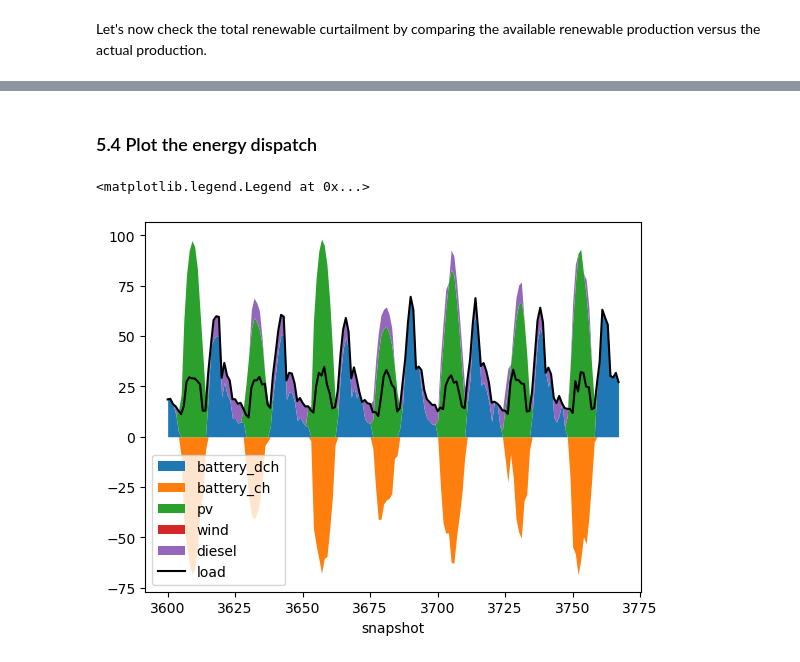
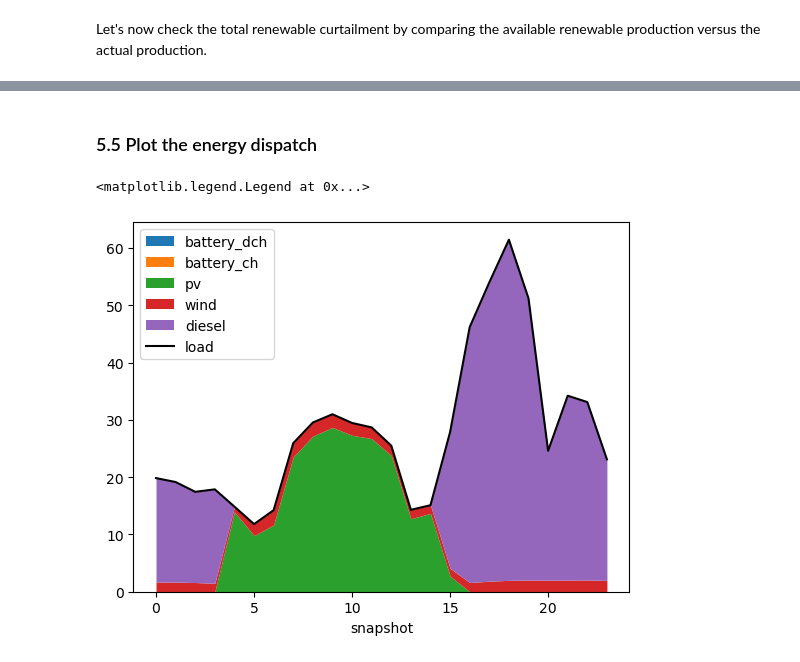
Before and after one commit to davide-f/Teaching, a Jupyter notebook: Exercises/python/microgrid_optimization/PyPSA_microgrid_example.ipynb, the cells around one changed output, grey strips where cells are left out. Drawn from its saved outputs; the diff is of its cells as text; code cells hidden in the pictures.

```diff
--- a/Exercises/python/microgrid_optimization/PyPSA_microgrid_example.ipynb
+++ b/Exercises/python/microgrid_optimization/PyPSA_microgrid_example.ipynb
@@ -369,11 +372,21 @@ All assets (PV, Wind, Battery and Diesel generator) are assumed to be expandable
 # Create an empty PyPSA network
 n = pypsa.Network()
 
-# set the snapshots of the simulation, being the time steps of the data
-n.set_snapshots(df_data.index)
+# set the snapshots of the simulation, according to the desired number of days
+last_index = 0
+sns_ids = []
+for d in range(N_DAYS):
+    sns_ids.extend(range(last_index, last_index + 24))
+    last_index += 365 * 24 // N_DAYS
+
+n.set_snapshots(sns_ids)
+n.snapshot_weightings[:] = 365/12  # each representative day represents 365/N_DAYS days
+
+# filter the data to keep only the selected snapshots
+df_data = df_data.iloc[sns_ids]
 
 # set carriers
-n.add("Carrier", ["AC", "DC", "diesel"])
+n.add("Carrier", ["AC", "battery", "pv", "wind", "diesel"])
 
 # Add a bus for the microgrid
 n.add("Bus", "microgrid", carrier="AC")
@@ -424,7 +433,7 @@ RES_techs = ["pv", "wind"]
 n.add(
     "Generator",  # Each RES technology is represented with a "Generator" component
     RES_techs,
-    carrier="AC",
+    carrier=RES_techs,
     bus="microgrid",  # connect the generators to the microgrid bus
     p_max_pu=df_data[RES_techs],  # specify a maximum per-unit production for every time-step
     capital_cost=assumptions.loc[RES_techs, "capital_cost"],  # specify the capital cost
@@ -471,7 +478,7 @@ n.add(
     "StorageUnit",
     "battery",
     bus="microgrid",
-    carrier="DC",
+    carrier="battery",
     p_nom_extendable=True,
     capital_cost=assumptions.at["battery", "capital_cost"],
     cyclic_state_of_charge=True,
@@ -487,7 +492,7 @@ n.add(
     "Generator",
     "diesel",
     bus="microgrid",
-    carrier="AC",
+    carrier="diesel",
     p_nom_extendable=True,
     capital_cost=assumptions.at["diesel", "capital_cost"],
     marginal_cost=assumptions.at["diesel", "OPEX_marginal"],
@@ -624,37 +641,37 @@ wind         NaN
 dtype: float64
 # %% [markdown]
-### 5.4 Plot the energy dispatch
+### 5.5 Plot the energy dispatch
 # %%
 # Day to start the plotting from
-init_day_plot = 150
+init_day_plot = 0
 # Number of days to plot
-n_days_to_plot = 7
+n_days_to_plot = 1
 
 subset_sns = n.generators_t.p.index[init_day_plot*24:(init_day_plot*24 + n_days_to_plot*24)]
 
 # collect discharge power of storages
 p_dch_stores = n.storage_units_t.p.loc[subset_sns, :].clip(lower=0.0)  # negative values become 0.0
 p_dch_stores.columns = p_dch_stores.columns + "_dch"
 
 # collect charge power of storages
 p_ch_stores = n.storage_units_t.p.loc[subset_sns, :].clip(upper=0.0)  # positive values become 0.0
 p_ch_stores.columns = p_ch_stores.columns + "_ch"
 
 # create a dataframe to plot the quantities to plot
 data_to_plot = pd.concat(
     [
         p_dch_stores,
         p_ch_stores,
         n.generators_t.p.loc[subset_sns, :],
     ],
     axis=1,
 )
 
 
 ax = data_to_plot.plot.area(linewidth=0.0) #, figsize=FIGSIZE)
 
 plt.plot(df_data.loc[subset_sns, "demand"], label="load", color="k")
 plt.legend()
 # %% [output]
 <matplotlib.legend.Legend at 0x...>
-[figure, old version]
+[figure, new version]
```
Also changed, not shown: parts of 22 cells of this notebook, 2 other files.
